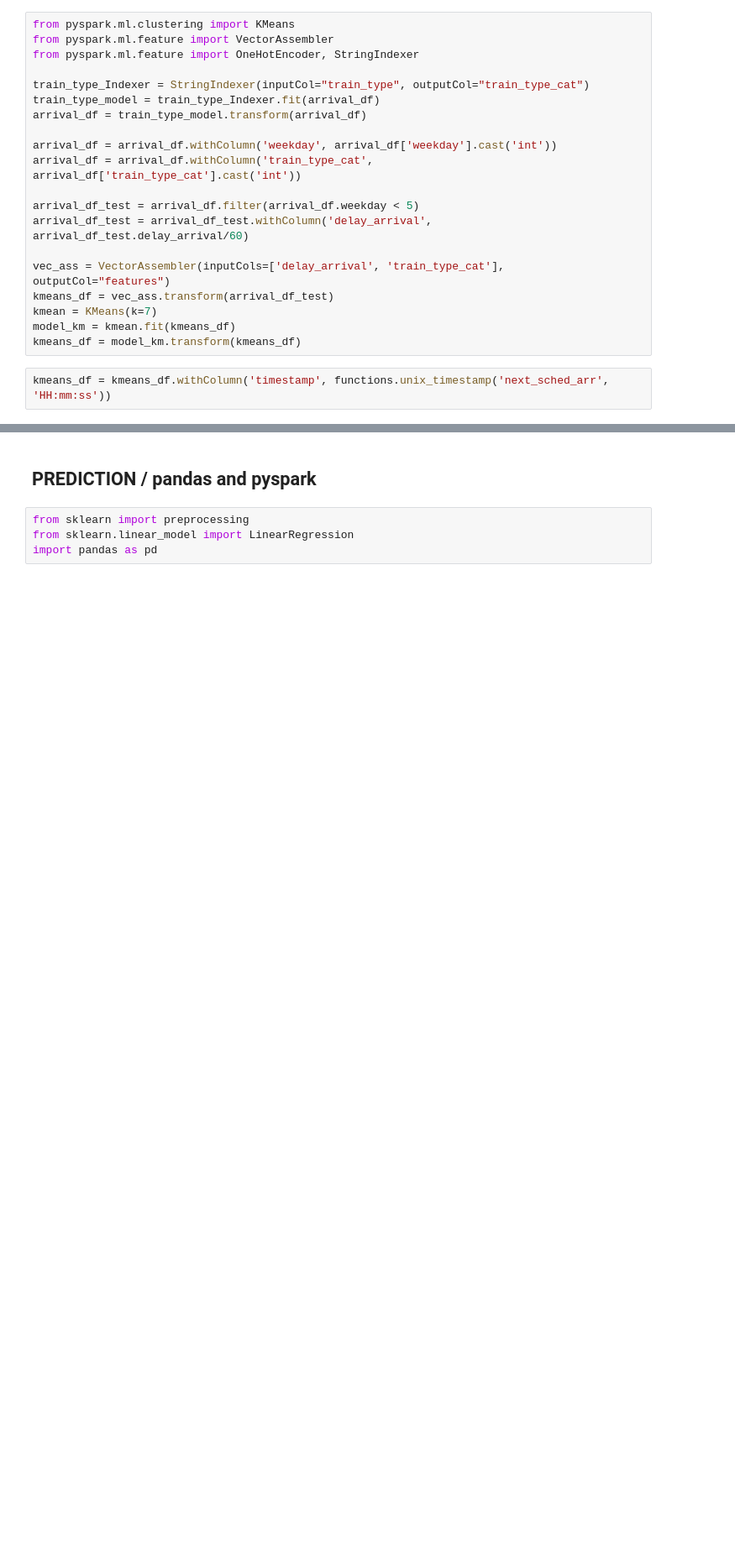
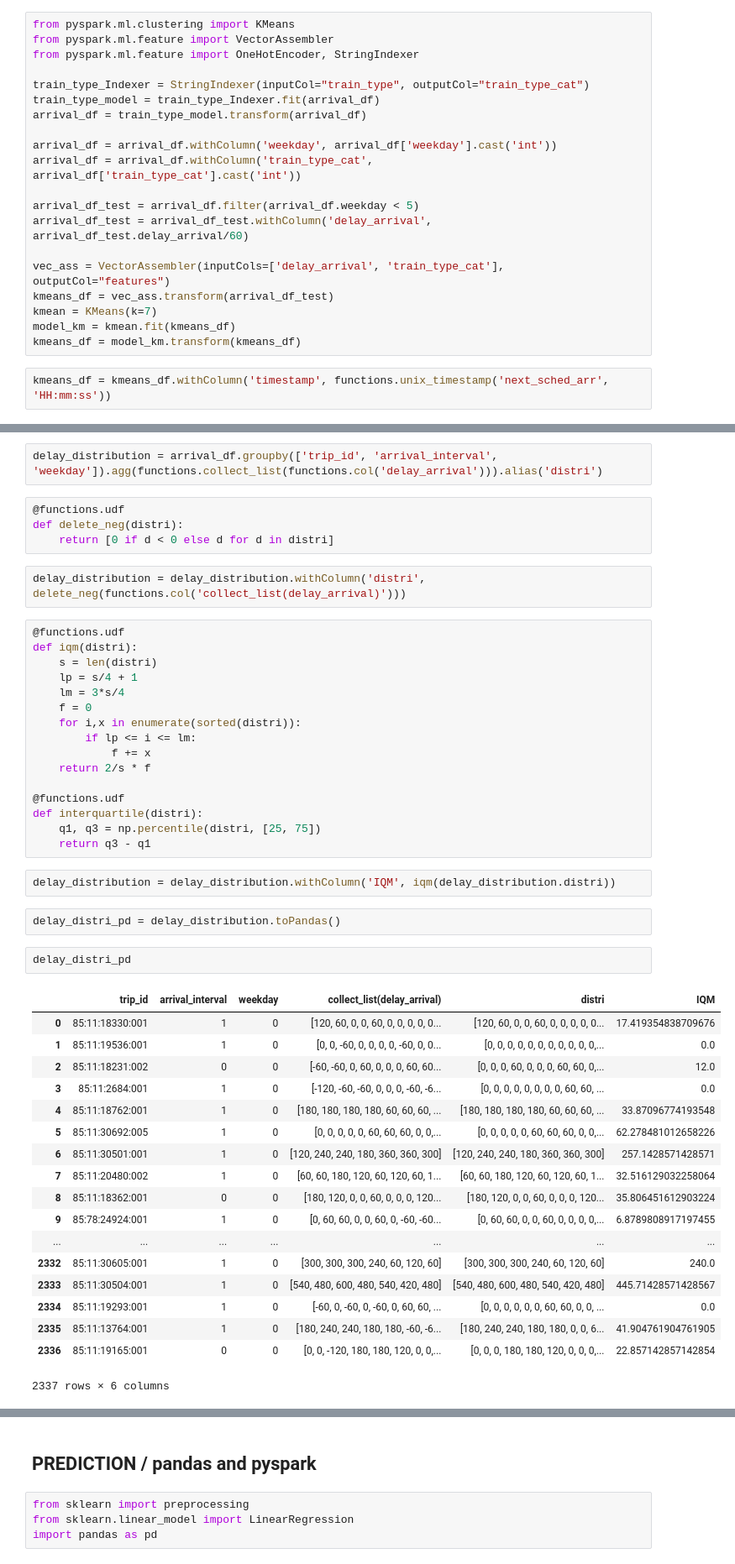
Before and after one commit to rbsteinm/Robust-Route-Planner, a Jupyter notebook: fouche-worksheet.ipynb, the cells around one changed output, grey strips where cells are left out. Shown: that part at 84% size. Cells and saved outputs as stored; diff of their text form; blank space fills up the shorter version.

Commit message:
interquartile/uncertainty

```diff
--- a/fouche-worksheet.ipynb
+++ b/fouche-worksheet.ipynb
@@ -412,0 +473,49 @@ for i in mean_:
+# %%
+delay_distribution = arrival_df.groupby(['trip_id', 'arrival_interval', 'weekday']).agg(functions.collect_list(functions.col('delay_arrival'))).alias('distri')
+# %%
+@functions.udf
+def delete_neg(distri):
+    return [0 if d < 0 else d for d in distri]
+# %%
+delay_distribution = delay_distribution.withColumn('distri', delete_neg(functions.col('collect_list(delay_arrival)')))
+# %%
+@functions.udf
+def iqm(distri):
+    s = len(distri)
+    lp = s/4 + 1
+    lm = 3*s/4
+    f = 0
+    for i,x in enumerate(sorted(distri)):
+        if lp <= i <= lm:
+            f += x
+    return 2/s * f
+
+@functions.udf
+def interquartile(distri):
+    q1, q3 = np.percentile(distri, [25, 75])
+    return q3 - q1
+# %%
+delay_distribution = delay_distribution.withColumn('IQM', iqm(delay_distribution.distri))
+# %%
+delay_distri_pd = delay_distribution.toPandas()
+# %%
+delay_distri_pd
+# %% [output]
+|  | trip_id | arrival_interval | weekday | collect_list(delay_arrival) | distri | IQM |
+| 0 | 85:11:18330:001 | 1 | 0 | [120, 60, 0, 0, 60, 0, 0, 0, 0, 0... | [120, 60, 0, 0, 60, 0, 0, 0, 0, 0... | 17.419354838709676 |
+| 1 | 85:11:19536:001 | 1 | 0 | [0, 0, -60, 0, 0, 0, 0, -60, 0, 0... | [0, 0, 0, 0, 0, 0, 0, 0, 0, 0, 0,... | 0.0 |
+| 2 | 85:11:18231:002 | 0 | 0 | [-60, -60, 0, 60, 0, 0, 0, 60, 60... | [0, 0, 0, 60, 0, 0, 0, 60, 60, 0,... | 12.0 |
+| 3 | 85:11:2684:001 | 1 | 0 | [-120, -60, -60, 0, 0, 0, -60, -6... | [0, 0, 0, 0, 0, 0, 0, 0, 60, 60, ... | 0.0 |
+| 4 | 85:11:18762:001 | 1 | 0 | [180, 180, 180, 180, 60, 60, 60, ... | [180, 180, 180, 180, 60, 60, 60, ... | 33.87096774193548 |
+| 5 | 85:11:30692:005 | 1 | 0 | [0, 0, 0, 0, 0, 60, 60, 60, 0, 0,... | [0, 0, 0, 0, 0, 60, 60, 60, 0, 0,... | 62.278481012658226 |
+| 6 | 85:11:30501:001 | 1 | 0 | [120, 240, 240, 180, 360, 360, 300] | [120, 240, 240, 180, 360, 360, 300] | 257.1428571428571 |
+| 7 | 85:11:20480:002 | 1 | 0 | [60, 60, 180, 120, 60, 120, 60, 1... | [60, 60, 180, 120, 60, 120, 60, 1... | 32.516129032258064 |
+| 8 | 85:11:18362:001 | 0 | 0 | [180, 120, 0, 0, 60, 0, 0, 0, 120... | [180, 120, 0, 0, 60, 0, 0, 0, 120... | 35.806451612903224 |
+| 9 | 85:78:24924:001 | 1 | 0 | [0, 60, 60, 0, 0, 60, 0, -60, -60... | [0, 60, 60, 0, 0, 60, 0, 0, 0, 0,... | 6.8789808917197455 |
+| ... | ... | ... | ... | ... | ... | ... |
+| 2332 | 85:11:30605:001 | 1 | 0 | [300, 300, 300, 240, 60, 120, 60] | [300, 300, 300, 240, 60, 120, 60] | 240.0 |
+| 2333 | 85:11:30504:001 | 1 | 0 | [540, 480, 600, 480, 540, 420, 480] | [540, 480, 600, 480, 540, 420, 480] | 445.71428571428567 |
+| 2334 | 85:11:19293:001 | 1 | 0 | [-60, 0, -60, 0, -60, 0, 60, 60, ... | [0, 0, 0, 0, 0, 0, 60, 60, 0, 0, ... | 0.0 |
+| 2335 | 85:11:13764:001 | 1 | 0 | [180, 240, 240, 180, 180, -60, -6... | [180, 240, 240, 180, 180, 0, 0, 6... | 41.904761904761905 |
+| 2336 | 85:11:19165:001 | 0 | 0 | [0, 0, -120, 180, 180, 120, 0, 0,... | [0, 0, 0, 180, 180, 120, 0, 0, 0,... | 22.857142857142854 |
+2337 rows × 6 columns
```
Also changed, not shown: parts of 38 cells of this notebook.
